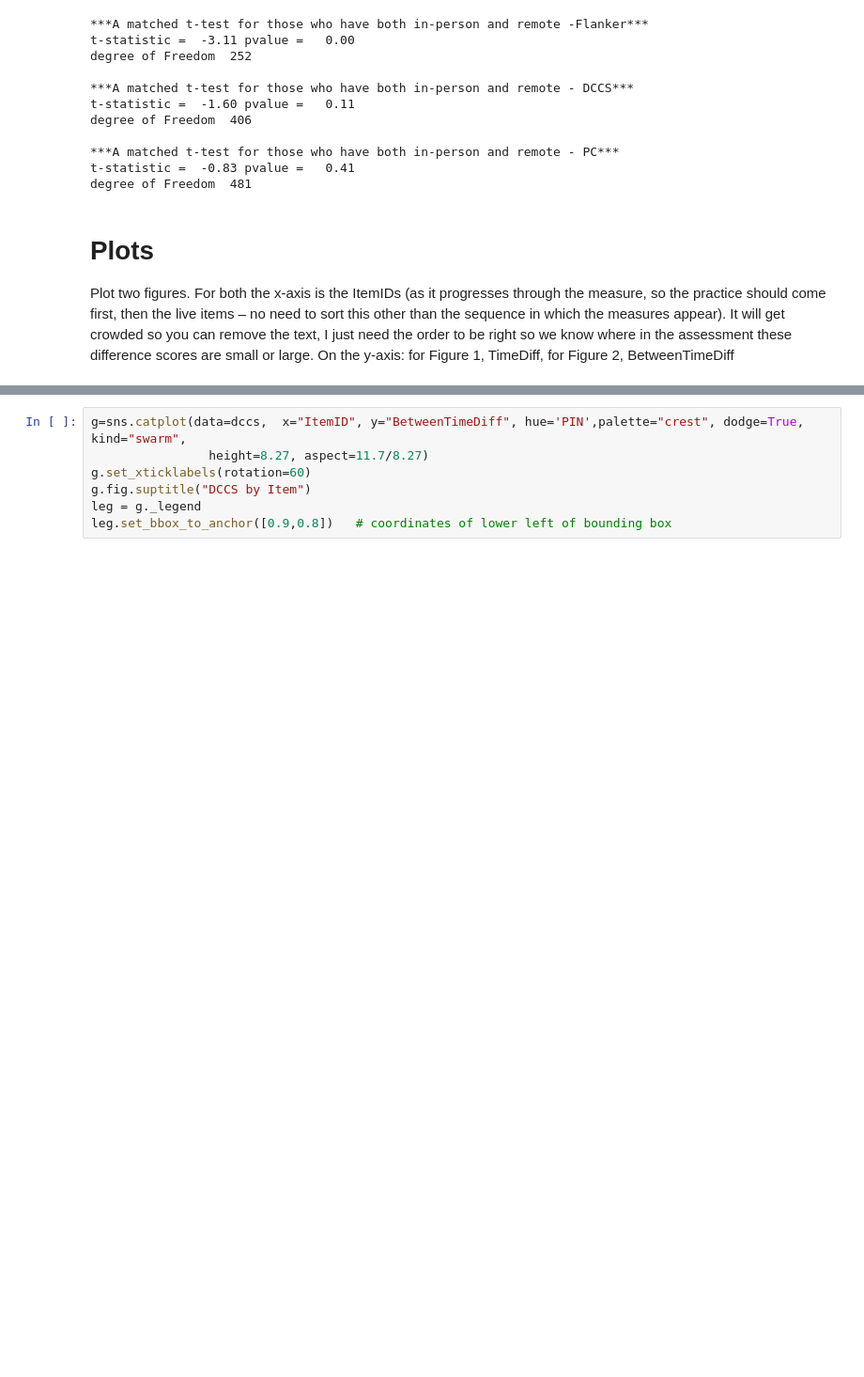
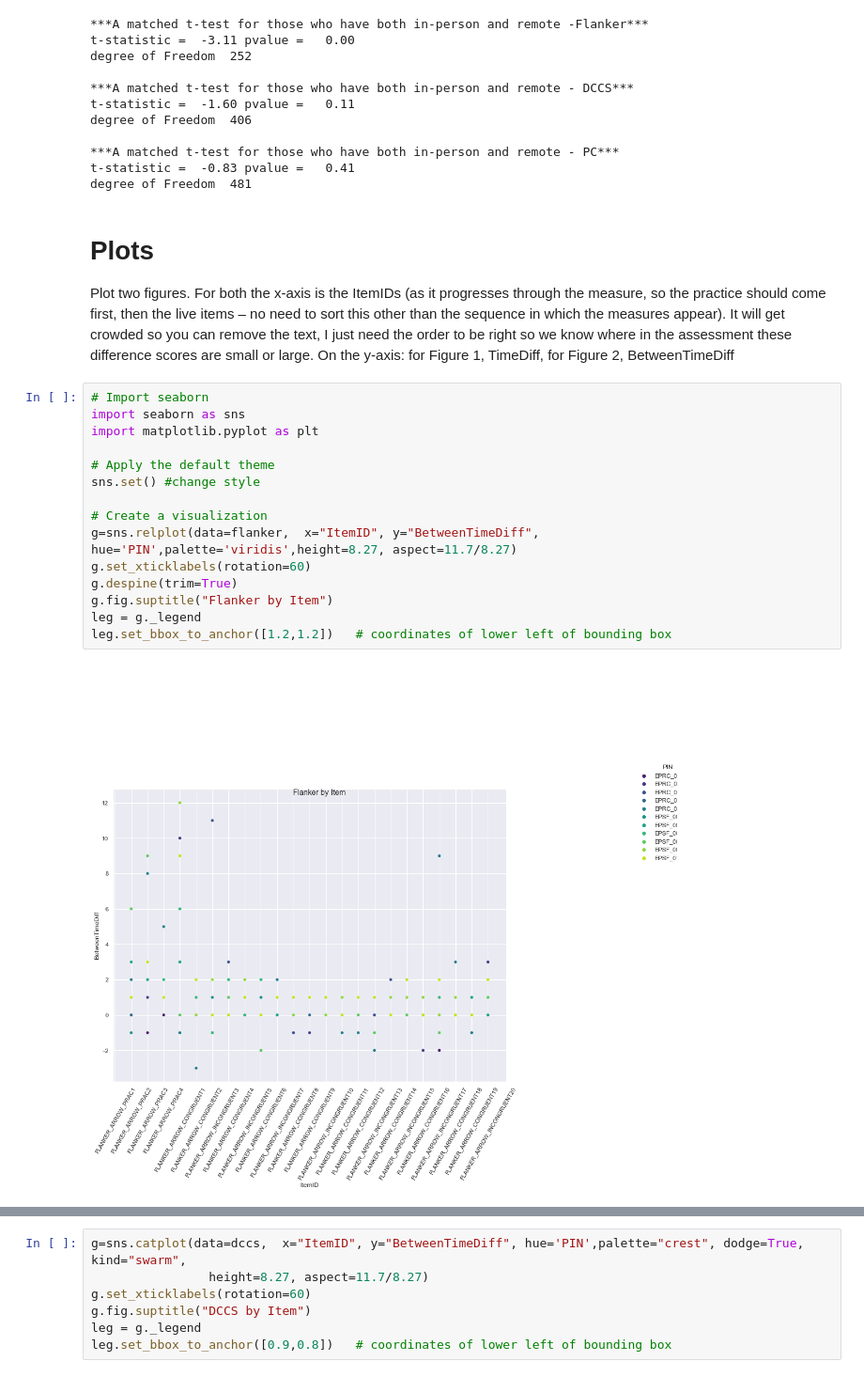
Before and after one commit to tianchu-shu/NWMSS, a Jupyter notebook: Timing_issue.ipynb, the cells around one changed output, grey strips where cells are left out. Shown at 94% size. Drawn from its saved outputs; the diff is of its cells as text; blank space fills up the shorter version.

```diff
--- a/Timing_issue.ipynb
+++ b/Timing_issue.ipynb
@@ -273,3 +277,20 @@ degree of Freedom  481
 # Plots
 Plot two figures. For both the x-axis is the ItemIDs (as it progresses through the measure, so the practice should come first, then the live items – no need to sort this other than the sequence in which the measures appear). It will get crowded so you can remove the text, I just need the order to be right so we know where in the assessment these difference scores are small or large.
 On the y-axis: for Figure 1, TimeDiff, for Figure 2, BetweenTimeDiff
+# %%
+# Import seaborn
+import seaborn as sns
+import matplotlib.pyplot as plt
+
+# Apply the default theme
+sns.set() #change style
+
+# Create a visualization
+g=sns.relplot(data=flanker,  x="ItemID", y="BetweenTimeDiff", hue='PIN',palette='viridis',height=8.27, aspect=11.7/8.27)
+g.set_xticklabels(rotation=60)
+g.despine(trim=True)
+g.fig.suptitle("Flanker by Item")
+leg = g._legend
+leg.set_bbox_to_anchor([1.2,1.2])   # coordinates of lower left of bounding box
+# %% [output]
+[figure, added]
```
Also changed, not shown: parts of 8 cells of this notebook.
